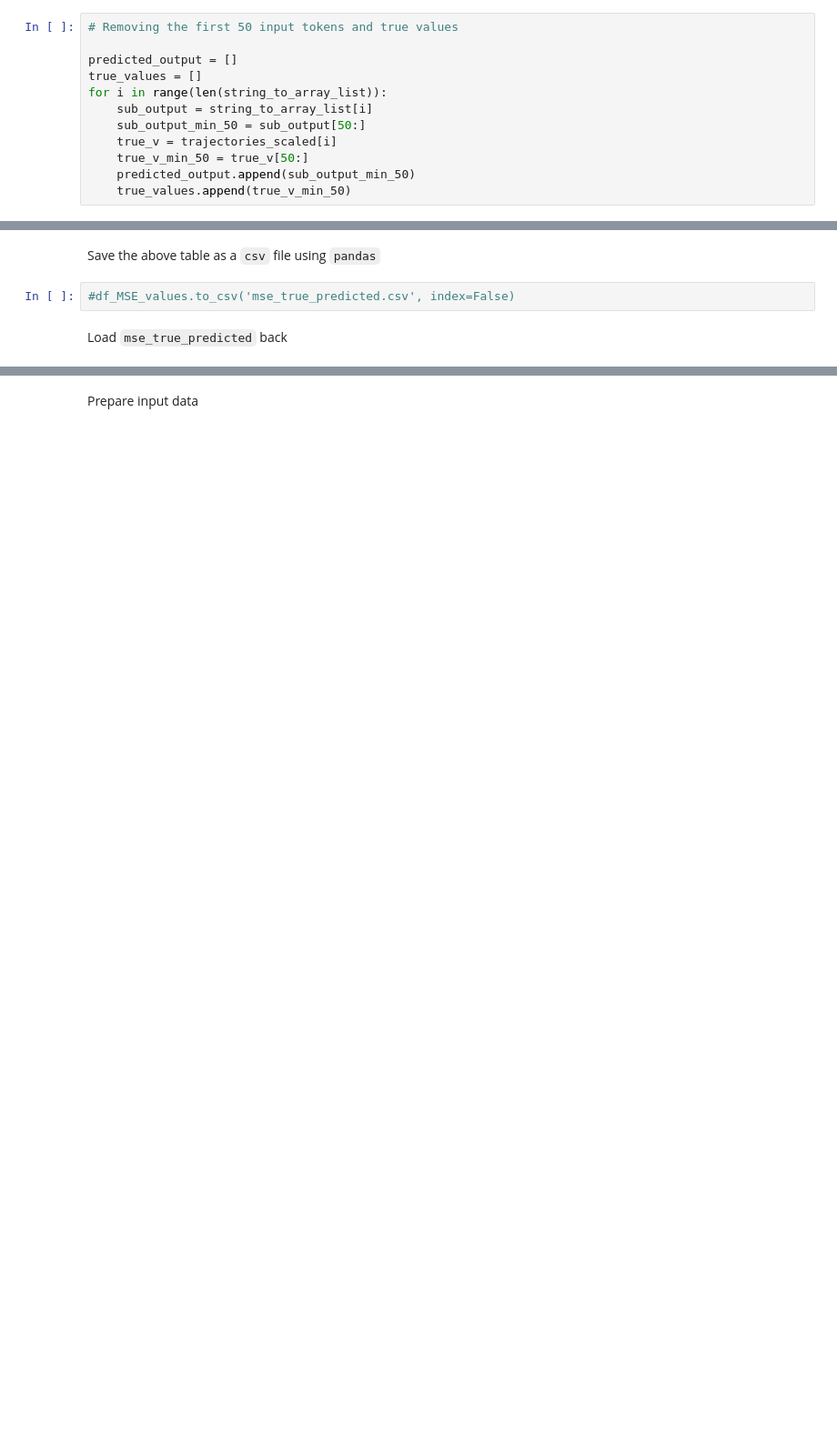
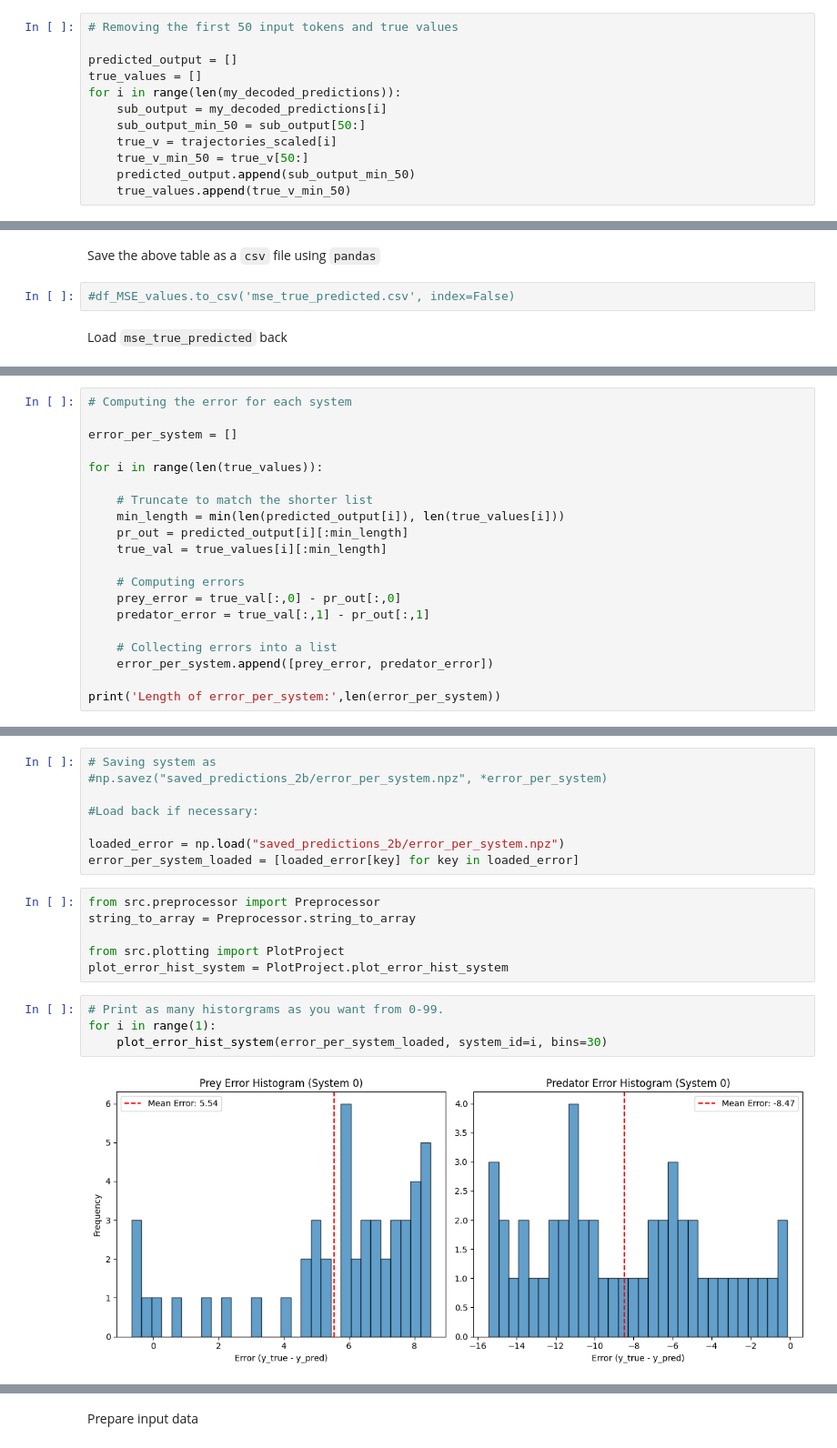
Before and after one commit to MatteoMancini01/M2_Cw, a Jupyter notebook: notebook.ipynb, the cells around one changed output, grey strips where cells are left out. Shown at 91% size. Cells and saved outputs as stored; diff of their text form; blank space fills up the shorter version.

```diff
--- a/notebook.ipynb
+++ b/notebook.ipynb
@@ -626,8 +620,8 @@ Since our input for `model.generate` where the first 50 pair point (prey, predat
 
 predicted_output = []
 true_values = []
-for i in range(len(string_to_array_list)):
-    sub_output = string_to_array_list[i]
+for i in range(len(my_decoded_predictions)):
+    sub_output = my_decoded_predictions[i]
     sub_output_min_50 = sub_output[50:]
     true_v = trajectories_scaled[i]
     true_v_min_50 = true_v[50:]
@@ -745,0 +734,20 @@ plt.show()
+# %%
+# Computing the error for each system
+
+error_per_system = []
+
+for i in range(len(true_values)):
+
+    # Truncate to match the shorter list
+    min_length = min(len(predicted_output[i]), len(true_values[i]))
+    pr_out = predicted_output[i][:min_length]
+    true_val = true_values[i][:min_length]
+
+    # Computing errors
+    prey_error = true_val[:,0] - pr_out[:,0]
+    predator_error = true_val[:,1] - pr_out[:,1]
+
+    # Collecting errors into a list
+    error_per_system.append([prey_error, predator_error])
+
+print('Length of error_per_system:',len(error_per_system))
@@ -745,0 +758,20 @@ plt.show()
+# %%
+# Saving system as
+#np.savez("saved_predictions_2b/error_per_system.npz", *error_per_system)
+
+#Load back if necessary:
+
+loaded_error = np.load("saved_predictions_2b/error_per_system.npz")
+error_per_system_loaded = [loaded_error[key] for key in loaded_error]
+# %%
+from src.preprocessor import Preprocessor
+string_to_array = Preprocessor.string_to_array
+
+from src.plotting import PlotProject
+plot_error_hist_system = PlotProject.plot_error_hist_system
+# %%
+# Print as many historgrams as you want from 0-99.
+for i in range(1):
+    plot_error_hist_system(error_per_system_loaded, system_id=i, bins=30)
+# %% [output]
+[figure, added]
```
Also changed, not shown: parts of 22 cells of this notebook, 5 other files.
